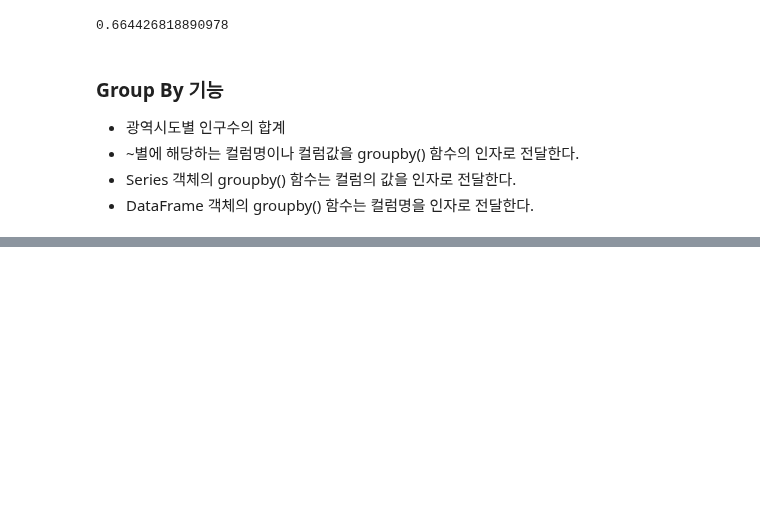
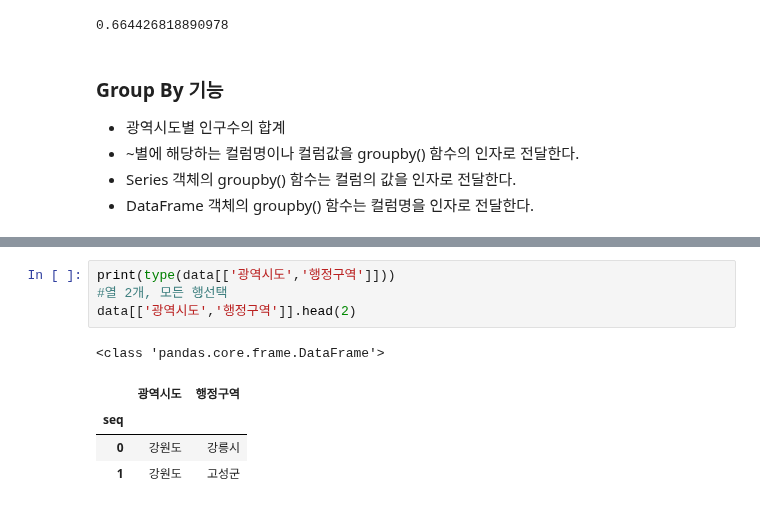
Before and after one commit to TheMatw/python_webscraping, a Jupyter notebook: 06행정구역정보분석.ipynb, the cells around one changed output, grey strips where cells are left out. Saved outputs shown, nothing was run; the diff lists cells and outputs as text; blank space fills up the shorter version.

```diff
--- a/06행정구역정보분석.ipynb
+++ b/06행정구역정보분석.ipynb
@@ -436,0 +448,10 @@ seoul_df['면적'].corr(seoul_df['인구수'])
+# %%
+print(type(data[['광역시도','행정구역']]))
+#열 2개, 모든 행선택
+data[['광역시도','행정구역']].head(2)
+# %% [output]
+<class 'pandas.core.frame.DataFrame'>
+|  | 광역시도 | 행정구역 |
+| seq |  |  |
+| 0 | 강원도 | 강릉시 |
+| 1 | 강원도 | 고성군 |
```
Also changed, not shown: parts of 4 cells of this notebook.
